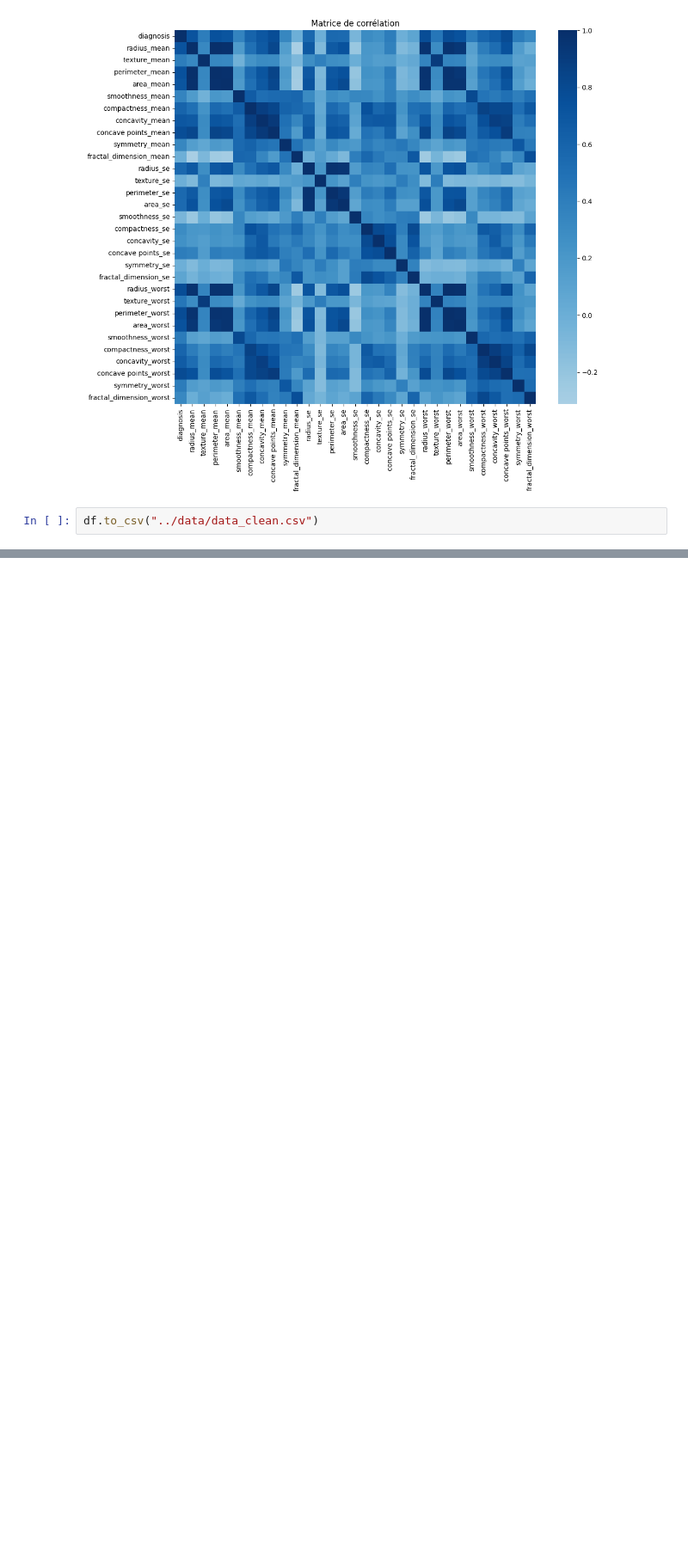
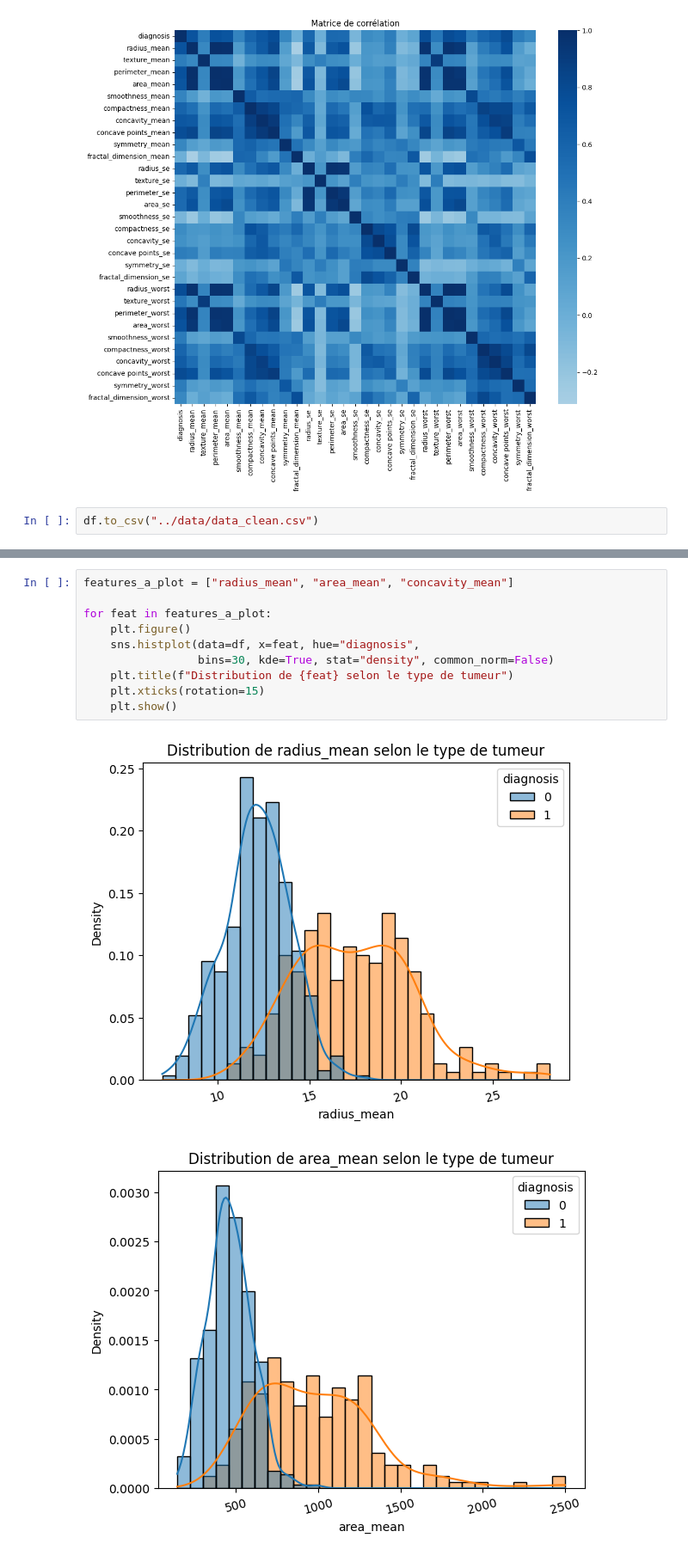
Before and after one commit to RSoups11/Apprentissage_Projet, a Jupyter notebook: notebooks/exploration.ipynb, the cells around one changed output, grey strips where cells are left out. Shown at 86% size. Cells and saved outputs as stored; diff of their text form; blank space fills up the shorter version.

```diff
--- a/notebooks/exploration.ipynb
+++ b/notebooks/exploration.ipynb
@@ -204,0 +264,13 @@ df.to_csv("../data/data_clean.csv")
+# %%
+features_a_plot = ["radius_mean", "area_mean", "concavity_mean"]
+
+for feat in features_a_plot:
+    plt.figure()
+    sns.histplot(data=df, x=feat, hue="diagnosis",
+                 bins=30, kde=True, stat="density", common_norm=False)
+    plt.title(f"Distribution de {feat} selon le type de tumeur")
+    plt.xticks(rotation=15)
+    plt.show()
+# %% [output]
+[figure, added]
+[figure, added]
```
Also changed, not shown: parts of 10 cells of this notebook.
